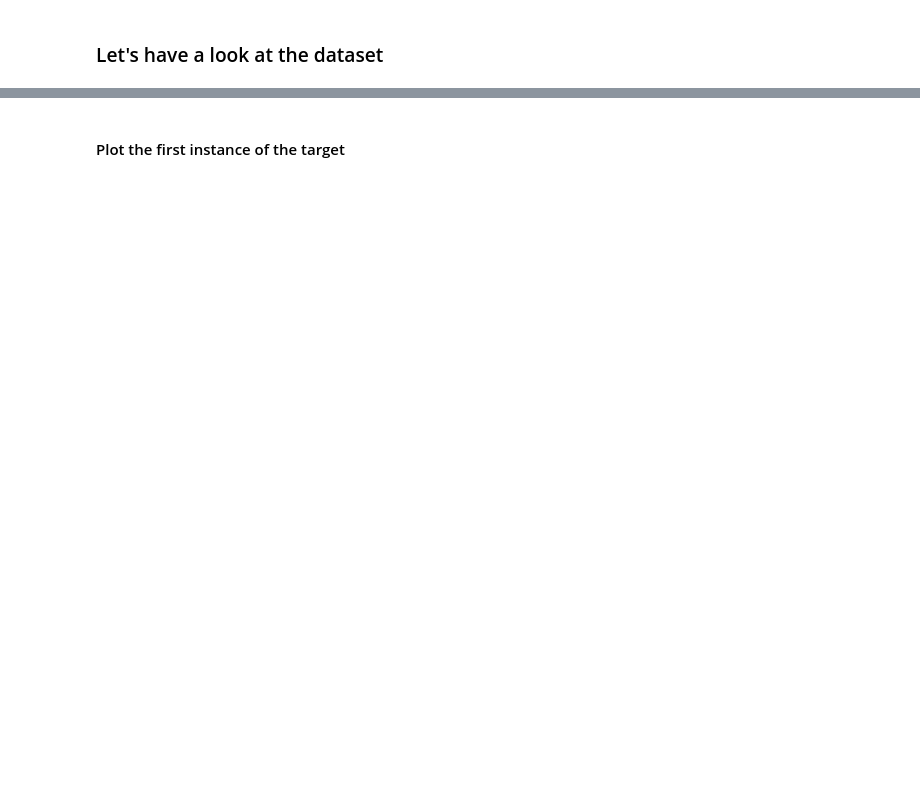
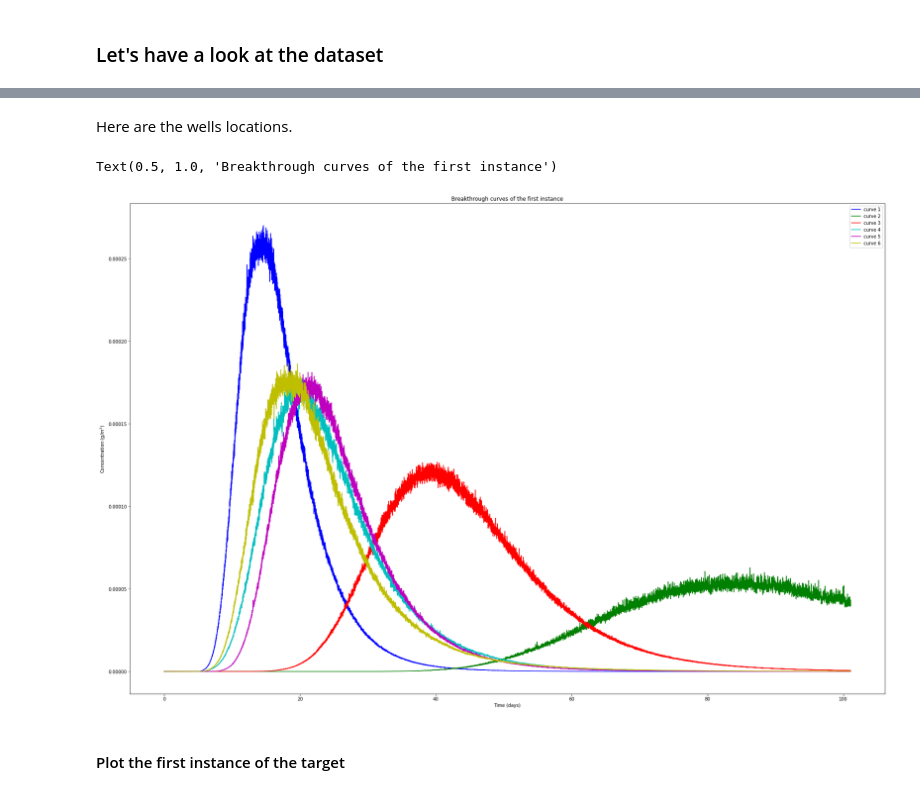
Before and after one commit to robinthibaut/kaggle, a Jupyter notebook: whpa/notebooks/whpa.ipynb, the cells around one changed output, grey strips where cells are left out. Saved outputs shown, nothing was run; the diff lists cells and outputs as text; code cells hidden in the pictures; blank space fills up the shorter version.

```diff
--- a/whpa/notebooks/whpa.ipynb
+++ b/whpa/notebooks/whpa.ipynb
@@ -66,7 +83,7 @@ import os
 
 import numpy as np
 
-data_path = '/kaggle/input/whpa-prediction/forwards'  # Path to the data
+data_path = './kaggle/input/whpa-prediction/forwards'  # Path to the data
 folders = os.listdir(data_path)  # list of folders
 bkt_files = []  # Breakthrough curves files
 sd_files = []  # Protection zone (WHPA) files
@@ -95,18 +110,56 @@ They will seep through the aquifer defined by a heterogeneous hydraulic conducti
+# %% [markdown]
+Here are the wells locations.
+# %%
+wells_data = {
+    "pumping": {
+        "coordinates": [1000, 500],
+        "color": "w",
+    },
+    "injection0": {
+        "coordinates": [950, 450],
+        "color": "b",
+    },
+    "injection1": {
+        "coordinates": [930, 560],
+        "color": "g",
+    },
+    "injection2": {
+        "coordinates": [900, 505],
+        "color": "r",
+    },
+    "injection3": {
+        "coordinates": [1068, 515],
+        "color": "c",
+    },
+    "injection4": {
+        "coordinates": [1030, 580],
+        "color": "m",
+    },
+    "injection5": {
+        "coordinates": [1050, 470],
+        "color": "y",
+    },
+}
 # %%
 import matplotlib.pyplot as plt
 
 # let's have a look at the first instance
 # print(X[0].shape)
 # out: (6, 20933, 2)
 # 6 is the number of curves (one from each well)
 # 20933 is the number of time steps in each curve (varies from instance to instance)
 # 2 indicates the time and concentration
+plt.figure(figsize=(30, 20))
 for i in range(6):
-    plt.plot(X[0][i, :, 0], X[0][i, :, 1], label=f'curve {i+1}')
+    color = wells_data[f"injection{i}"]["color"]
+    plt.plot(X[0][i, :, 0], X[0][i, :, 1], color=color, label=f'curve {i+1}')
 plt.xlabel('Time (days)')
 plt.ylabel('Concentration (g/$m^3$)')
 plt.legend()
 plt.title('Breakthrough curves of the first instance')
+# %% [output]
+Text(0.5, 1.0, 'Breakthrough curves of the first instance')
+[figure, added]
 # %% [markdown]
 #### Plot the first instance of the target ####
 # %%
```
Also changed, not shown: parts of 15 cells of this notebook.
